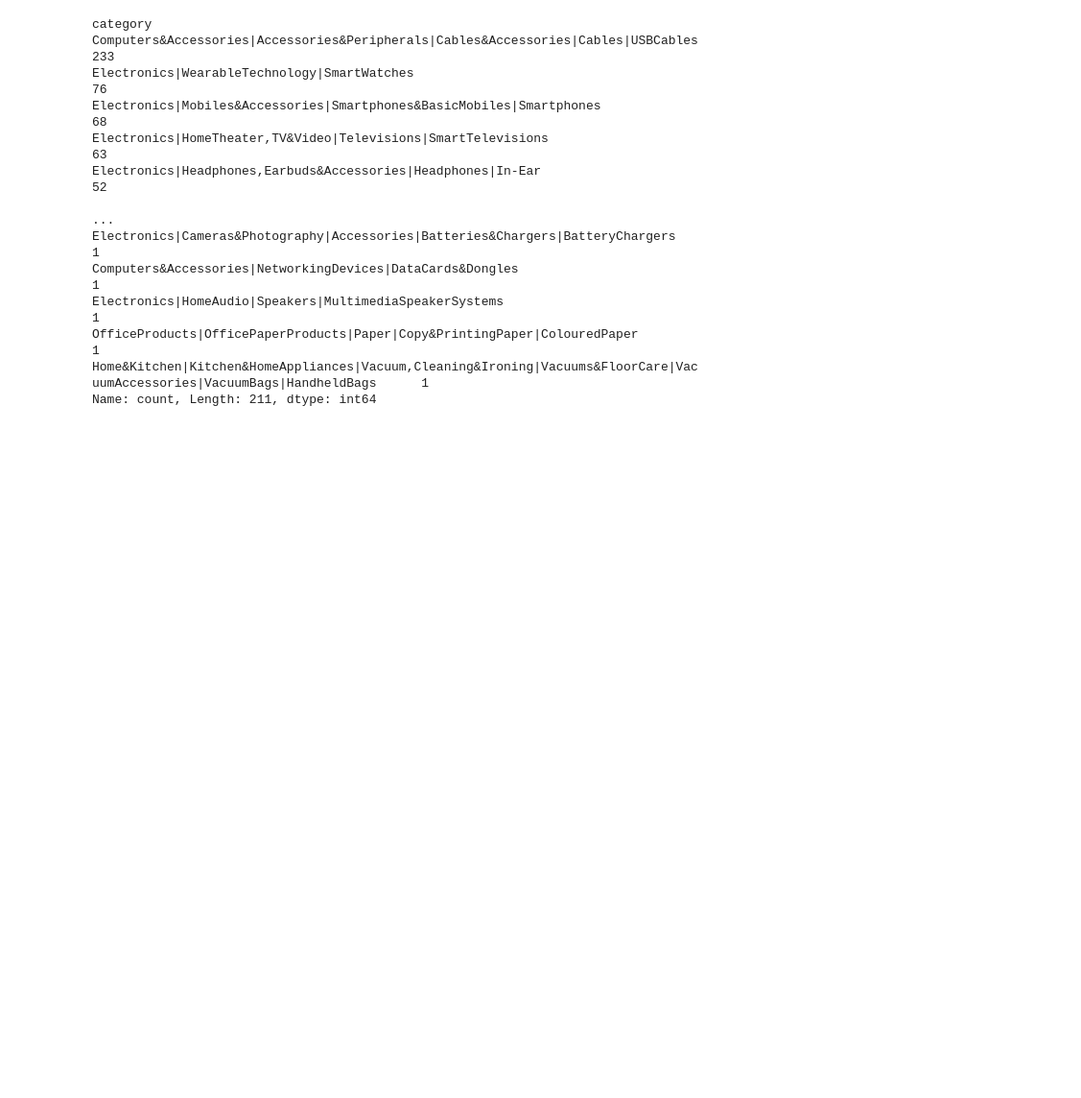
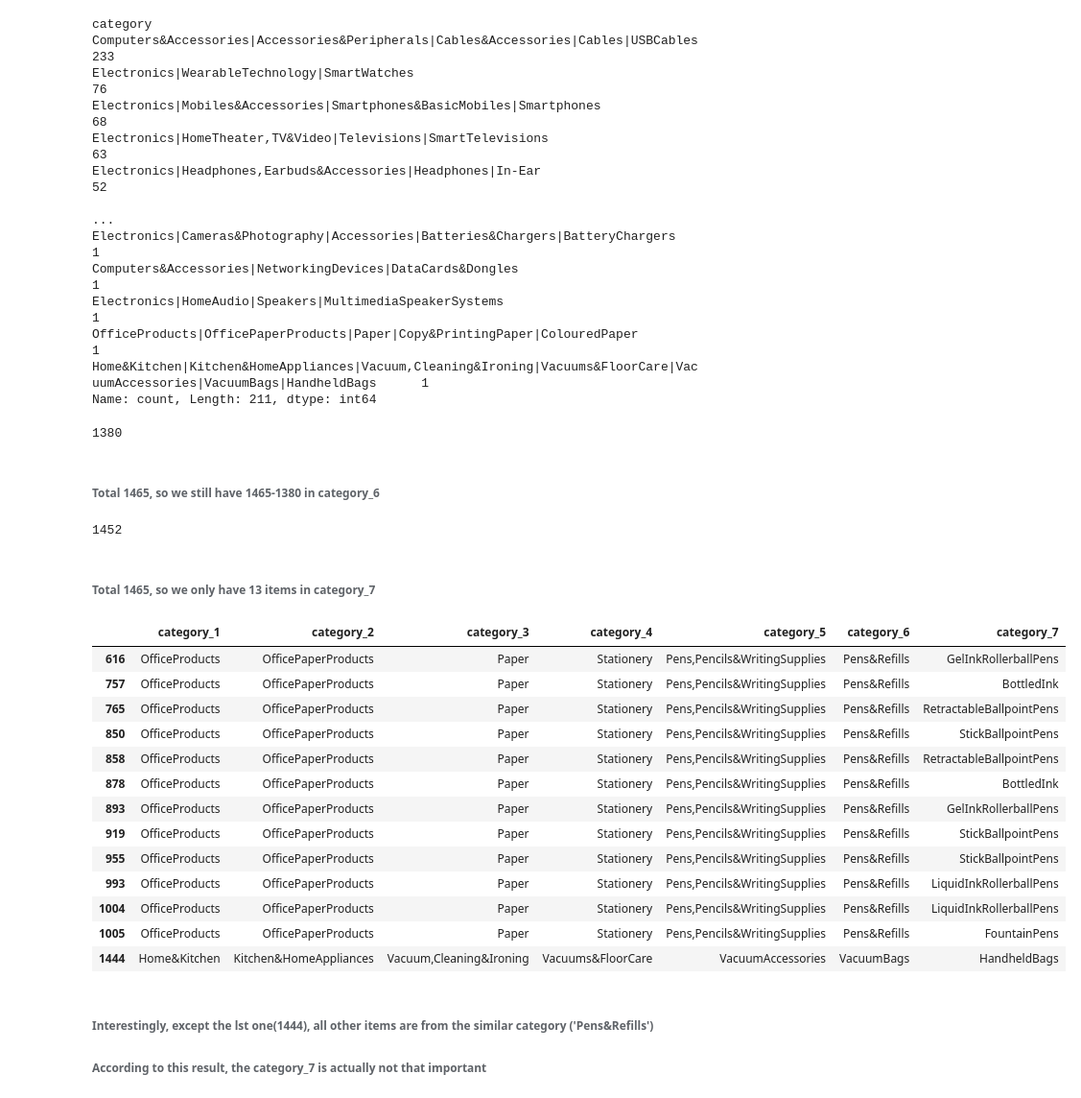
Before and after one commit to Enlightenus/Amazon_sales_analysis, a Jupyter notebook: amazon_analysis.ipynb, the cells around one changed output. Shown at 96% size. Drawn from its saved outputs; the diff is of its cells as text; code cells hidden in the pictures; blank space fills up the shorter version.

Commit message:
catgory analysis and split ongoing

```diff
--- a/amazon_analysis.ipynb
+++ b/amazon_analysis.ipynb
@@ -144,3 +144,37 @@ Electronics|HomeAudio|Speakers|MultimediaSpeakerSystems
 OfficeProducts|OfficePaperProducts|Paper|Copy&PrintingPaper|ColouredPaper                                                    1
 Home&Kitchen|Kitchen&HomeAppliances|Vacuum,Cleaning&Ironing|Vacuums&FloorCare|VacuumAccessories|VacuumBags|HandheldBags      1
 Name: count, Length: 211, dtype: int64
+# %%
+df_cat_split = df_op['category'].str.split("|", expand=True).rename(columns={0:'category_1', 1:'category_2', 2:'category_3', 3:'category_4',4:'category_5',5:'category_6', 6:'category_7'})
+df_cat_split['category_6'].isna().sum()
+# %% [output]
+1380
+# %% [markdown]
+###### Total 1465, so we still have 1465-1380 in category_6
+# %%
+df_cat_split['category_7'].isna().sum()
+# %% [output]
+1452
+# %% [markdown]
+###### Total 1465, so we only have 13 items in category_7
+# %%
+rows_with_value_incat7 = df_cat_split[df_cat_split['category_7'].notna()]
+rows_with_value_incat7
+# %% [output]
+|  | category_1 | category_2 | category_3 | category_4 | category_5 | category_6 | category_7 |
+| 616 | OfficeProducts | OfficePaperProducts | Paper | Stationery | Pens,Pencils&WritingSupplies | Pens&Refills | GelInkRollerballPens |
+| 757 | OfficeProducts | OfficePaperProducts | Paper | Stationery | Pens,Pencils&WritingSupplies | Pens&Refills | BottledInk |
+| 765 | OfficeProducts | OfficePaperProducts | Paper | Stationery | Pens,Pencils&WritingSupplies | Pens&Refills | RetractableBallpointPens |
+| 850 | OfficeProducts | OfficePaperProducts | Paper | Stationery | Pens,Pencils&WritingSupplies | Pens&Refills | StickBallpointPens |
+| 858 | OfficeProducts | OfficePaperProducts | Paper | Stationery | Pens,Pencils&WritingSupplies | Pens&Refills | RetractableBallpointPens |
+| 878 | OfficeProducts | OfficePaperProducts | Paper | Stationery | Pens,Pencils&WritingSupplies | Pens&Refills | BottledInk |
+| 893 | OfficeProducts | OfficePaperProducts | Paper | Stationery | Pens,Pencils&WritingSupplies | Pens&Refills | GelInkRollerballPens |
+| 919 | OfficeProducts | OfficePaperProducts | Paper | Stationery | Pens,Pencils&WritingSupplies | Pens&Refills | StickBallpointPens |
+| 955 | OfficeProducts | OfficePaperProducts | Paper | Stationery | Pens,Pencils&WritingSupplies | Pens&Refills | StickBallpointPens |
+| 993 | OfficeProducts | OfficePaperProducts | Paper | Stationery | Pens,Pencils&WritingSupplies | Pens&Refills | LiquidInkRollerballPens |
+| 1004 | OfficeProducts | OfficePaperProducts | Paper | Stationery | Pens,Pencils&WritingSupplies | Pens&Refills | LiquidInkRollerballPens |
+| 1005 | OfficeProducts | OfficePaperProducts | Paper | Stationery | Pens,Pencils&WritingSupplies | Pens&Refills | FountainPens |
+| 1444 | Home&Kitchen | Kitchen&HomeAppliances | Vacuum,Cleaning&Ironing | Vacuums&FloorCare | VacuumAccessories | VacuumBags | HandheldBags |
+# %% [markdown]
+###### Interestingly, except the lst one(1444), all other items are from the similar category ('Pens&Refills')
+###### According to this result, the category_7 is actually not that important
```
